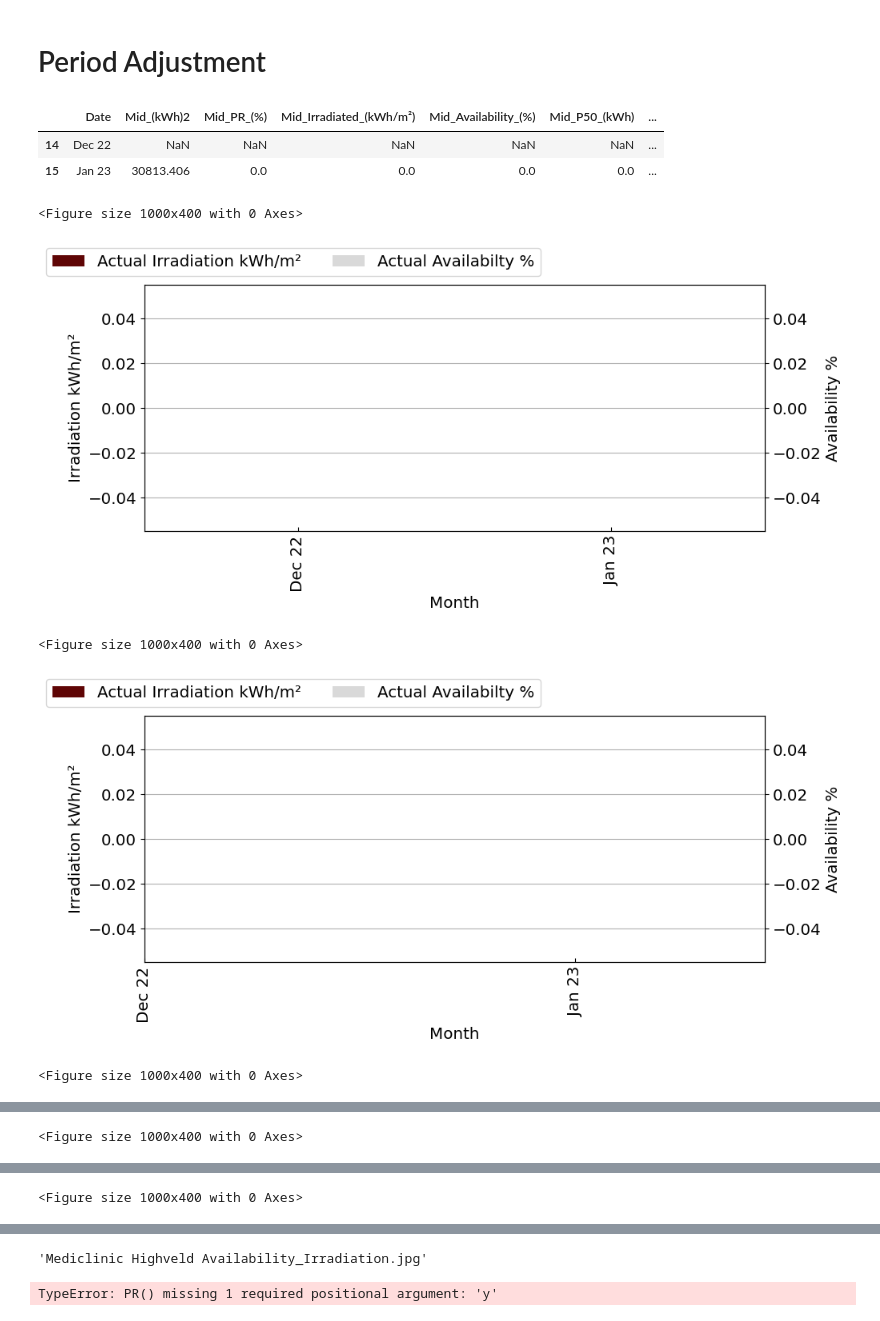
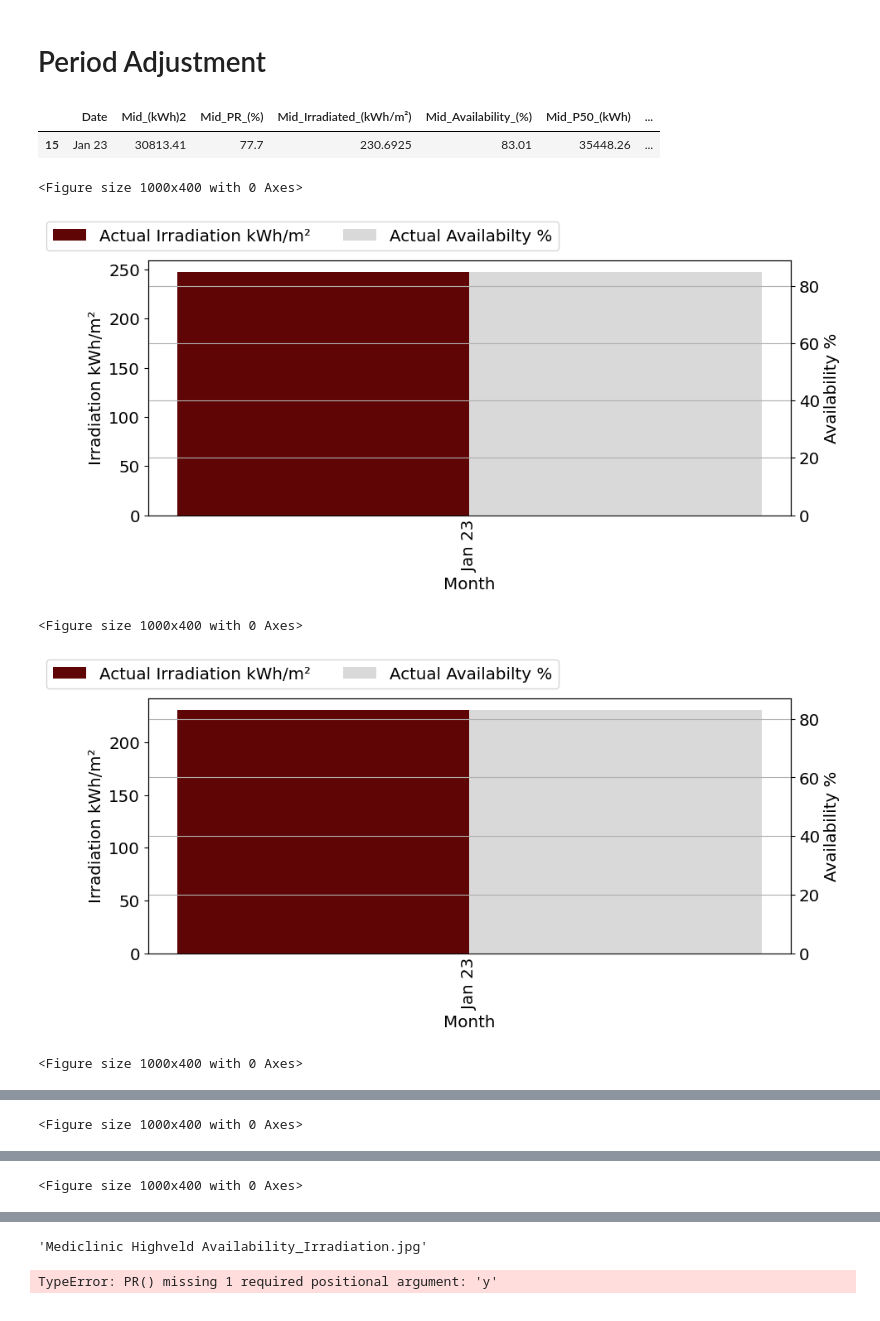
Before and after one commit to mutali57/jupyter-reporting, a Jupyter notebook: MonthlyReport.ipynb, the cells around one changed output, grey strips where cells are left out. Drawn from its saved outputs; the diff is of its cells as text; code cells hidden in the pictures.

Commit message:
report

```diff
--- a/MonthlyReport.ipynb
+++ b/MonthlyReport.ipynb
@@ -15,8 +15,8 @@ from docxtpl import DocxTemplate, InlineImage
 from docx.shared import Cm, Inches, Mm, Emu
 #from datetime import date
 #from datetime import datetime
-file_location='Moshesh Perfomance.xlsm'
-df=pd.read_excel("Moshesh Perfomance.xlsm", sheet_name='Data')
+file_location='Monthly report.xlsm'
+df=pd.read_excel("Monthly report.xlsm", sheet_name='Data')
 df.head()
 # Along with matplotlib.pyplot, for this one
 # you also need to import matplotlib itself
@@ -47,9 +47,12 @@ HerDF=df[['Date', 'Her_Energy_produced_(kWh)', 'Her_PR_(%)', 'Her_Energy_Irradia
           'Her_Availability_(%)', 'Her_P50_(kWh)','Her_estimatedPOA', 'Her_PRP50',
           'Her_ W KWh','Her_ Availability','HER__Total__(ZAR)','Forecast_HER__Total__ZAR6']]
 
-HigDF=df[['Date','Hig_Energy_produced_(kWh)2', 'Hig_PR_(%)','Hig_Energy_Irradiated_(kWh/m²)','Hig_Availability_(%)'
-          ,'Hig_P50_(kWh)', 'Hig_estimatedPOA','Hig_PRP50','Hig_W kWh',
+HigDF=df[['Date','Hig_Energy_produced_(kWh)2', 'Hig_PR_(%)','Hig_Energy_Irradiated_(kWh/m²)','Hig_Availability_(%)'   ,'Hig_P50_(kWh)', 'Hig_estimatedPOA','Hig_PRP50','Hig_W kWh',
           'HIG_Total_(ZAR)','Forecast_HIG_Total_ZAR3','Hig_Availability']]
+
+TZADF=df[['Date','TZA_Energy_produced_(kWh)', 'TZA_PR_(%)','TZA_Energy_Irradiated_(kWh/m²)','TZA_Availability_(%)'
+          ,'TZA_P50_(kWh)', 'TZA_estimatedPOA','TZA_PRP50','TZA_W kWh',
+          'TZA_Total_(ZAR)','Forecast_TZA__Total__ZAR','TZA_Availability']]
 #VerDF = df[['Date', 'Verg_Energy_(kWh)', 'Verg_PR_(%)', 'Verg_Irradiated_(kWh/m²)', 'Verg_Availability_(%)', 'Verg_P50_(kWh)','Verg_estimatedPOA', 'Verg_PRP50']]
 month=str(datetime.datetime.now().month-1
          )
@@ -105,14 +108,16 @@ memory usage: 16.6 KB
 # %% [markdown]
 # Period Adjustment
 # %%
-date_start='2022-12-01'
+date_start='2023-01-01'
 date_end='2023-0'+month+'-01'
 
+df=df[(df['Date'] >= date_start) & (df['Date'] <= date_end)]
 VerDF=VerDF[(VerDF['Date'] >= date_start) & (VerDF['Date'] <= date_end)]
 MidDF=MidDF[(MidDF['Date'] >= date_start) & (MidDF['Date'] <= date_end)]
 DurDF=DurDF[(DurDF['Date'] >= date_start) & (DurDF['Date'] <= date_end)]
 HerDF=HerDF[(HerDF['Date'] >= date_start) & (HerDF['Date'] <= date_end)]
 HigDF=HigDF[(HigDF['Date'] >= date_start) & (HigDF['Date'] <= date_end)]
+TZADF=TZADF[(TZADF['Date'] >= date_start) & (TZADF['Date'] <= date_end)]
 VerDF
 MidDF
 
@@ -122,29 +127,30 @@ MidDF
 #HerDF=HerDF[(HerDF['Date'] >= '2022-04-01') & (HerDF['Date'] <= '2022-0'+month+'-01')]
 #HigDF=HigDF[(HigDF['Date'] >= '2022-04-01') & (HigDF['Date'] <= '2022-0'+month+'-01')]
 
-
+df['Date']= df['Date'].dt.strftime('%b %y')
 VerDF['Date']= VerDF['Date'].dt.strftime('%b %y')
 MidDF['Date']= MidDF['Date'].dt. strftime('%b %y')
 HigDF['Date']= HigDF['Date'].dt. strftime('%b %y')
 HerDF['Date']= HerDF['Date'].dt. strftime('%b %y')
 DurDF['Date']= DurDF['Date'].dt. strftime('%b %y')
+TZADF['Date']= TZADF['Date'].dt. strftime('%b %y')
 #VerDF
 MidDF
 # %% [output]
 |  | Date | Mid_(kWh)2 | Mid_PR_(%) | Mid_Irradiated_(kWh/m²) | Mid_Availability_(%) | Mid_P50_(kWh) | ... |
-| 14 | Dec 22 | NaN | NaN | NaN | NaN | NaN | ... |
-| 15 | Jan 23 | 30813.406 | 0.0 | 0.0 | 0.0 | 0.0 | ... |
+| 15 | Jan 23 | 30813.41 | 77.7 | 230.6925 | 83.01 | 35448.26 | ... |
 # %%
 
 # Define Data
 font=14.3
 dpisize=500
 def revenue (x,y):
-    actual=['MID_Total_(ZAR)','HIG_Total_(ZAR)','VER_Total_(ZAR)','DUR_Total_(ZAR)','HER__Total__(ZAR)']
-    forecast=['_Forecast_MID_Total_ZAR2','Forecast_HIG_Total_ZAR3','Forecast__VER_Total_ZAR4','Forecast__DUR_Total_ZAR5','Forecast_HER__Total__ZAR6']
+    actual=['MID_Total_(ZAR)','HIG_Total_(ZAR)','VER_Total_(ZAR)','DUR_Total_(ZAR)','HER__Total__(ZAR)','TZA_Total_(ZAR)']
+    forecast=['_Forecast_MID_Total_ZAR2','Forecast_HIG_Total_ZAR3','Forecast__VER_Total_ZAR4','Forecast__DUR_Total_ZAR5',
+              'Forecast_HER__Total__ZAR6','Forecast_TZA__Total__ZAR']
 
     figname='Revenue.jpg'
-    team =['Midstream','Highveld', 'Vergelegen','Durbanville', 'Hermanus']
+    team =['Midstream','Highveld', 'Vergelegen','Durbanville', 'Hermanus','Tzaneen']
     female = df[actual].sum()
     male = df[forecast ].sum()
     x_axis = np.arange(len(team))
@@ -313,33 +319,33 @@ def irradiation_Availability (dfPr, name,actual,forecast, x, y):
     ax1.tick_params(axis ='y')
     ax1.set_xticklabels(team, rotation=90)
     ax1.tick_params(axis="x", direction="in", pad=4)
     #plt.xticks(x_axis, team,)
     # Adding Twin Axes
     ax2 = ax1.twinx()
     ax2.set_ylabel('Availability %')
     ax2.bar(x_axis +0.2, male, width=0.4, label = 'Actual Availabilty %', color= '#D9D9D9')
     ax2.tick_params(axis ='y')
 
 
     # Show plot
     fig.legend(bbox_to_anchor =(0.63, 1.02),ncol=2)
     plt.grid(axis='y')
     #plt.title('Mediclinic ' +name+' Irradiation') # Display
     plt.rcParams.update({'font.size':font})
     plt.xticks(x_axis, team, )
     plt.rcParams["figure.figsize"] = (x,y)
     plt.savefig(figname,bbox_inches='tight',dpi=dpisize)
     plt.show()
 
     return figname
 irradiation_Availability (VerDF,'Vergelegen' ,'Verg_Irradiated_(kWh/m²)','Verg_Availability_(%)', 10, 4)
 irradiation_Availability (MidDF,'Midstream','Mid_Irradiated_(kWh/m²)','Mid_Availability_(%)', 10, 4)
 irradiation_Availability (DurDF,'Durbanville','Dur_Energy_Irradiated_(kWh/m²)' ,'Dur_Availability_(%)', 10, 4)
 irradiation_Availability (HerDF,'Hermanus','Her_Energy_Irradiated_(kWh/m²)' ,'Her_Availability_(%)', 10, 4)
 irradiation_Availability (HigDF,'Highveld','Hig_Energy_Irradiated_(kWh/m²)' ,'Hig_Availability_(%)', 10, 4)
 # %% [output]
 <Figure size 1000x400 with 0 Axes>
-[figure, old version]
+[figure, new version]
 <Figure size 1000x400 with 0 Axes>
-[figure, old version]
+[figure, new version]
 <Figure size 1000x400 with 0 Axes>
```
Also changed, not shown: parts of 7 cells of this notebook, 42 other files.
